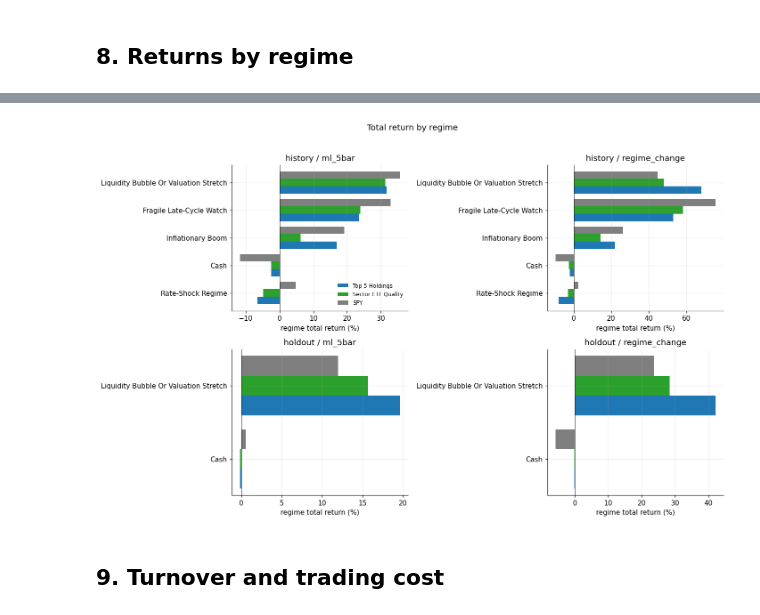
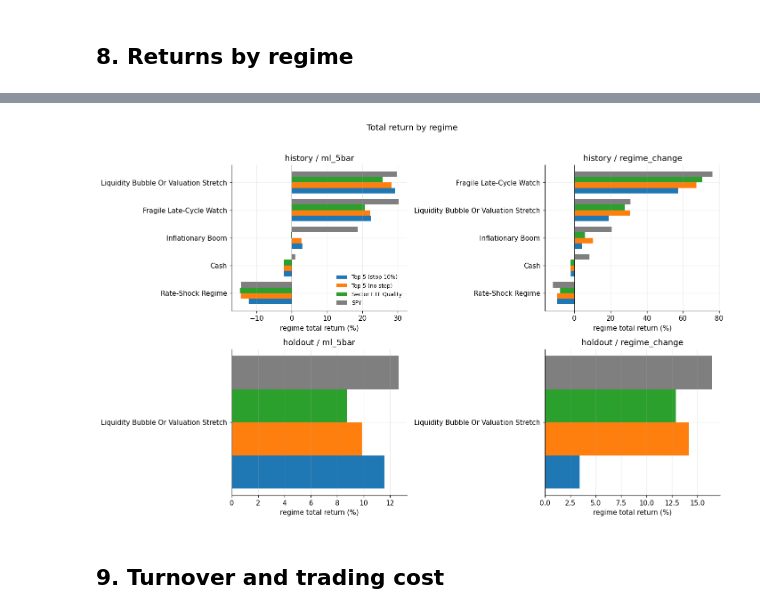
Before and after one commit to tim7en/price_action, a Jupyter notebook: notebooks/pit_top_holdings_review.ipynb, the cells around one changed output, grey strips where cells are left out. Saved outputs shown, nothing was run; the diff lists cells and outputs as text; code cells hidden in the pictures.

Commit message:
Add "No Stop" strategy variants to sector rotation report for ML and regime change models

```diff
--- a/notebooks/pit_top_holdings_review.ipynb
+++ b/notebooks/pit_top_holdings_review.ipynb
@@ -214,6 +222,7 @@ _style_summary(summary[['scope', 'mode', 'strategy_label', *metric_cols]])
 # %%
 STRAT_COLS = {
     'Top 5 Holdings ML Rotation Stop 10%': ('equity_top5', 'stock_top5_return', '#1f77b4'),
+    'Top 5 Holdings ML Rotation No Stop': ('equity_top5_no_stop', 'stock_top5_no_stop_return', '#ff7f0e'),
     'Sector ETF ML Quality Rotation': ('equity_sector_quality', 'sector_quality_return', '#2ca02c'),
     'SPY Buy And Hold': ('equity_spy', 'spy_return', '#7f7f7f'),
 }
@@ -281,12 +290,17 @@ for ax, scope in zip(axes, ['history', 'holdout']):
     if frame.empty:
         ax.set_title(f'{scope} (no data)')
         continue
-    data = [frame['stock_top5_return'].dropna(), frame['sector_quality_return'].dropna(), frame['spy_return'].dropna()]
-    labels = ['Top 5 Holdings', 'Sector ETF Quality', 'SPY']
+    data = [
+        frame['stock_top5_return'].dropna(),
+        frame['stock_top5_no_stop_return'].dropna(),
+        frame['sector_quality_return'].dropna(),
+        frame['spy_return'].dropna(),
+    ]
+    labels = ['Top 5 (stop 10%)', 'Top 5 (no stop)', 'Sector ETF Quality', 'SPY']
     parts = ax.violinplot(data, showmeans=True, showmedians=False)
-    for body, color in zip(parts['bodies'], ['#1f77b4', '#2ca02c', '#7f7f7f']):
+    for body, color in zip(parts['bodies'], ['#1f77b4', '#ff7f0e', '#2ca02c', '#7f7f7f']):
         body.set_facecolor(color); body.set_alpha(0.6)
-    ax.set_xticks([1, 2, 3]); ax.set_xticklabels(labels)
+    ax.set_xticks([1, 2, 3, 4]); ax.set_xticklabels(labels, rotation=15, ha='right')
     ax.axhline(0, color='black', linewidth=0.6, linestyle=':')
     ax.set_title(f'Per-period return — {scope}')
     ax.set_ylabel('return per holding period')
@@ -301,6 +315,7 @@ regime_summary = (
     period_log.groupby(['scope', 'mode', 'regime_label'])
     .agg(
         top5_total=('stock_top5_return', lambda s: float((1 + s.fillna(0)).prod() - 1)),
+        top5_no_stop_total=('stock_top5_no_stop_return', lambda s: float((1 + s.fillna(0)).prod() - 1)),
         sector_quality_total=('sector_quality_return', lambda s: float((1 + s.fillna(0)).prod() - 1)),
         spy_total=('spy_return', lambda s: float((1 + s.fillna(0)).prod() - 1)),
         periods=('signal_date', 'count'),
@@ -327,32 +340,33 @@ regime_summary
 # %%
 def _plot_regime_bar(ax, scope: str, mode: str) -> None:
     frame = regime_summary[(regime_summary['scope'] == scope) & (regime_summary['mode'] == mode)].copy()
     if frame.empty:
         ax.set_title(f'{scope} / {mode} (no data)')
         return
     frame = frame.sort_values('top5_total', ascending=True)
     y = np.arange(len(frame))
-    width = 0.27
-    ax.barh(y - width, frame['top5_total'] * 100, width, label='Top 5 Holdings', color='#1f77b4')
-    ax.barh(y, frame['sector_quality_total'] * 100, width, label='Sector ETF Quality', color='#2ca02c')
-    ax.barh(y + width, frame['spy_total'] * 100, width, label='SPY', color='#7f7f7f')
+    width = 0.2
+    ax.barh(y - 1.5*width, frame['top5_total'] * 100, width, label='Top 5 (stop 10%)', color='#1f77b4')
+    ax.barh(y - 0.5*width, frame['top5_no_stop_total'] * 100, width, label='Top 5 (no stop)', color='#ff7f0e')
+    ax.barh(y + 0.5*width, frame['sector_quality_total'] * 100, width, label='Sector ETF Quality', color='#2ca02c')
+    ax.barh(y + 1.5*width, frame['spy_total'] * 100, width, label='SPY', color='#7f7f7f')
     ax.set_yticks(y); ax.set_yticklabels(frame['regime_label'])
     ax.set_xlabel('regime total return (%)')
     ax.set_title(f'{scope} / {mode}')
     ax.axvline(0, color='black', linewidth=0.6)
 
 fig, axes = plt.subplots(2, 2, figsize=(13, 8))
 for ax, (scope, mode) in zip(
     axes.flatten(),
     [('history', 'ml_5bar'), ('history', 'regime_change'), ('holdout', 'ml_5bar'), ('holdout', 'regime_change')],
 ):
     _plot_regime_bar(ax, scope, mode)
 axes[0, 0].legend(loc='lower right', frameon=False, fontsize=8)
 fig.suptitle('Total return by regime', y=1.02)
 plt.tight_layout()
 plt.show()
 # %% [output]
-[figure, old version]
+[figure, new version]
 # %% [markdown]
 ## 9. Turnover and trading cost
 # %%
```
Also changed, not shown: parts of 21 cells of this notebook, 6 other files.
